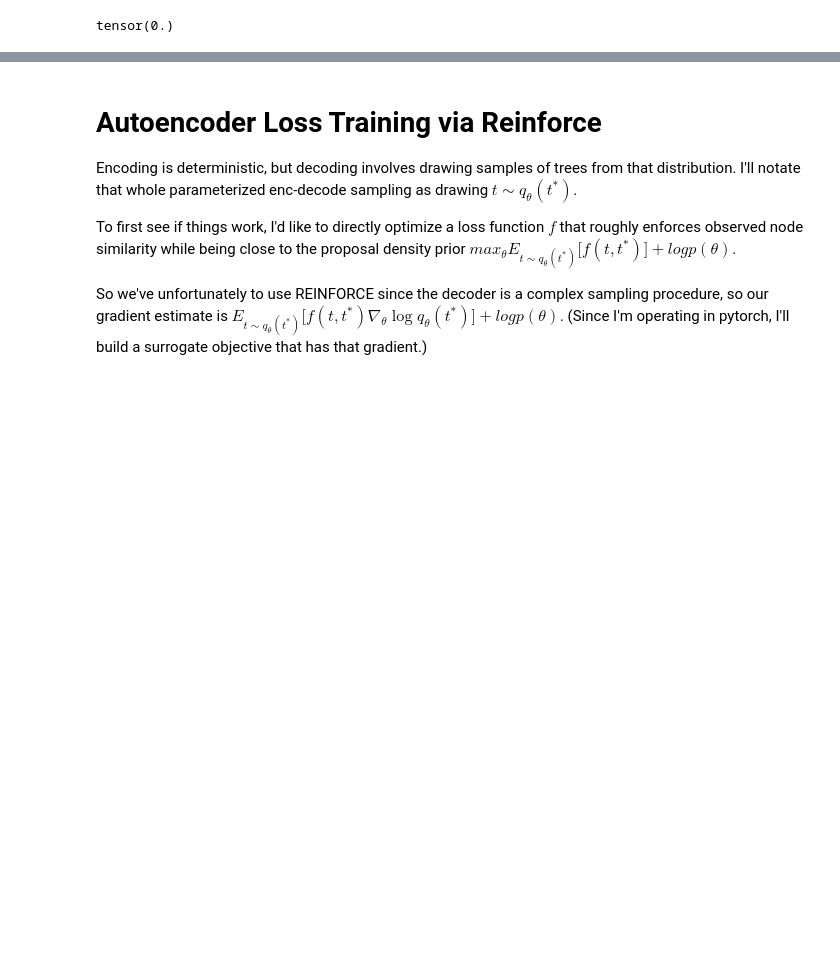
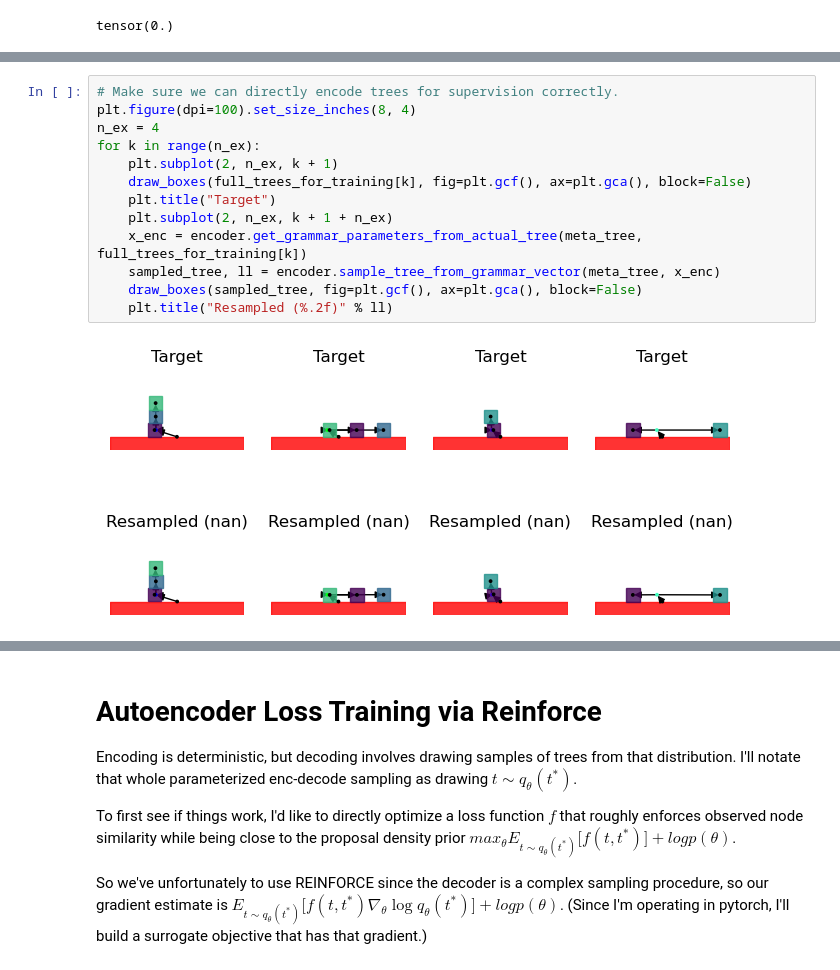
Before and after one commit to gizatt/spatial_scene_grammars, a Jupyter notebook: spatial_scene_grammars_examples/planar_box_stacks/parsing_experiments.ipynb, the cells around one changed output, grey strips where cells are left out. Saved outputs shown, nothing was run; the diff lists cells and outputs as text; blank space fills up the shorter version.

```diff
--- a/spatial_scene_grammars_examples/planar_box_stacks/parsing_experiments.ipynb
+++ b/spatial_scene_grammars_examples/planar_box_stacks/parsing_experiments.ipynb
@@ -431,6 +523,21 @@ class GrammarEncoder(torch.nn.Module):
 
 encoder = GrammarEncoder(meta_tree, 512)
 x = encoder(observed_nodes_for_training[0])
+# %%
+# Make sure we can directly encode trees for supervision correctly.
+plt.figure(dpi=100).set_size_inches(8, 4)
+n_ex = 4
+for k in range(n_ex):
+    plt.subplot(2, n_ex, k + 1)
+    draw_boxes(full_trees_for_training[k], fig=plt.gcf(), ax=plt.gca(), block=False)
+    plt.title("Target")
+    plt.subplot(2, n_ex, k + 1 + n_ex)
+    x_enc = encoder.get_grammar_parameters_from_actual_tree(meta_tree, full_trees_for_training[k])
+    sampled_tree, ll = encoder.sample_tree_from_grammar_vector(meta_tree, x_enc)
+    draw_boxes(sampled_tree, fig=plt.gcf(), ax=plt.gca(), block=False)
+    plt.title("Resampled (%.2f)" % ll)
+# %% [output]
+[figure, added]
 # %%
 plt.figure()
 plt.suptitle("Conditioned input for encoder")
```
Also changed, not shown: parts of 13 cells of this notebook, 1 other file.
